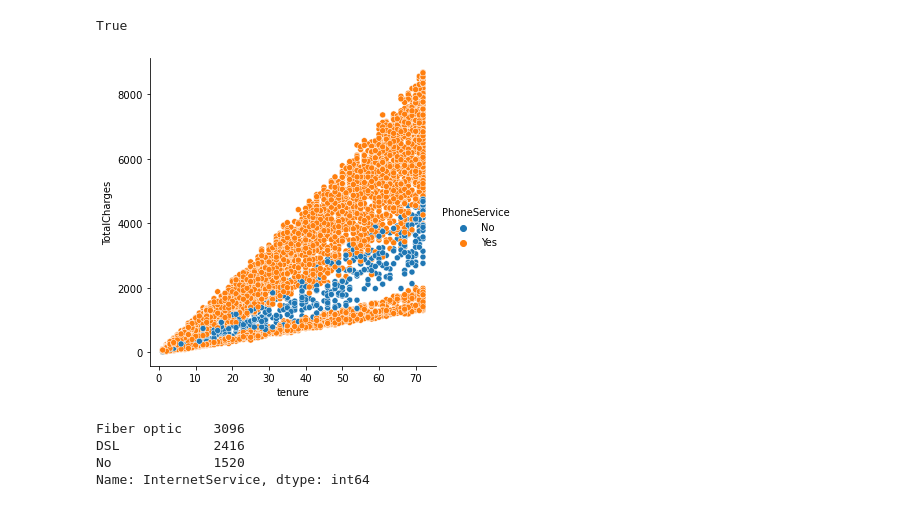
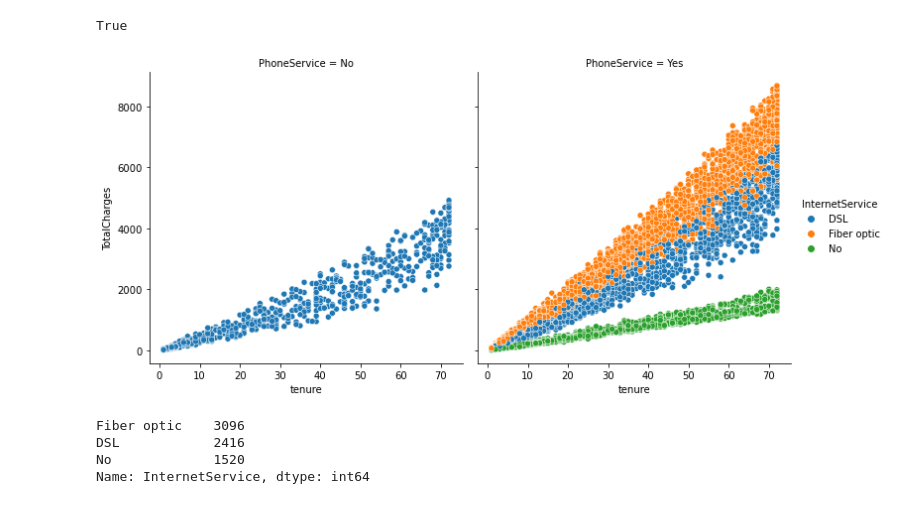
Before and after one commit to morgancross2/statistics-exercises, a Jupyter notebook: hypothesis_testing.ipynb, the cells around one changed output. Drawn from its saved outputs; the diff is of its cells as text; code cells hidden in the pictures.

```diff
--- a/hypothesis_testing.ipynb
+++ b/hypothesis_testing.ipynb
@@ -340,10 +330,10 @@ True
 # %%
 # Reject Ho
 # %%
-sns.relplot(data=telco2, x='tenure', y='TotalCharges', hue='PhoneService')
+sns.relplot(data=telco2, x='tenure', y='TotalCharges', hue='InternetService', col='PhoneService')
 plt.show()
 # %% [output]
-[figure, old version]
+[figure, new version]
 # %%
 # Control for Internet Service
 # Ho = There is not a linear relationship between tenure and total charges when controlling for internet service
```
Also changed, not shown: parts of 16 cells of this notebook.
